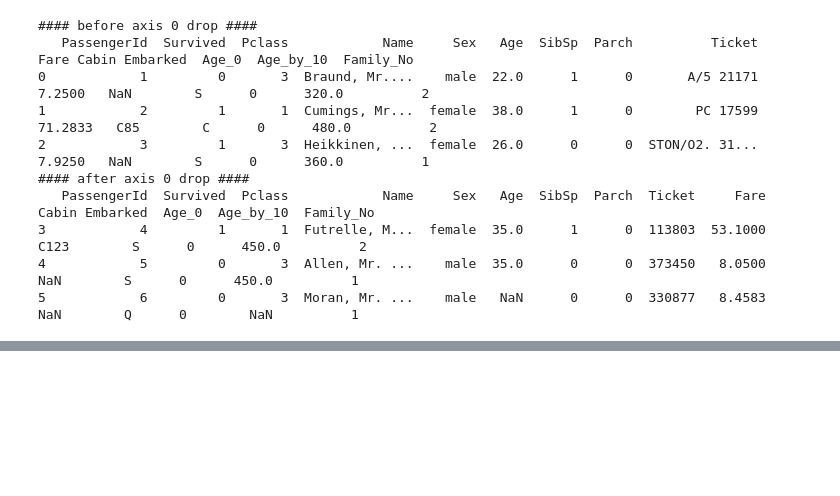
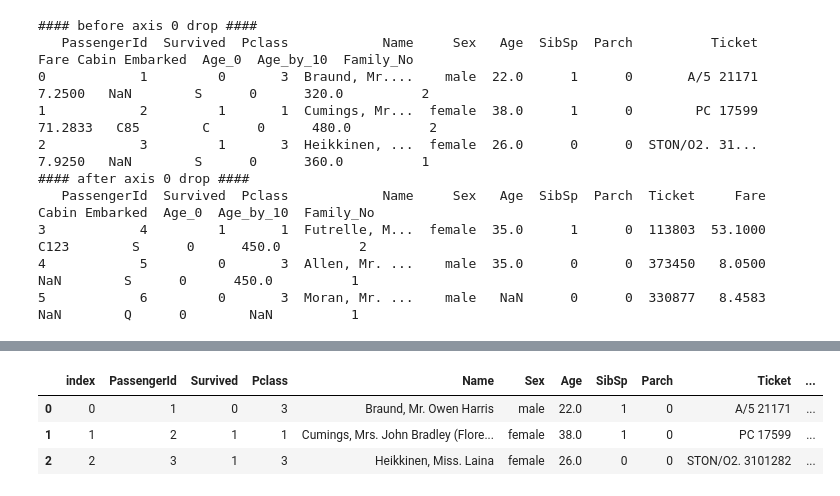
Before and after one commit to hyevvon/ESAA, a Jupyter notebook: ESAA_assignment_week2.ipynb, the cells around one changed output, grey strips where cells are left out. Drawn from its saved outputs; the diff is of its cells as text; code cells hidden in the pictures; blank space fills up the shorter version.

```diff
--- a/ESAA_assignment_week2.ipynb
+++ b/ESAA_assignment_week2.ipynb
@@ -291,3 +410,11 @@ print(titanic_df.head(3))
 3            4         1       1  Futrelle, M...  female  35.0      1      0  113803  53.1000  C123        S      0      450.0          2
 4            5         0       3  Allen, Mr. ...    male  35.0      0      0  373450   8.0500   NaN        S      0      450.0          1
 5            6         0       3  Moran, Mr. ...    male   NaN      0      0  330877   8.4583   NaN        Q      0        NaN          1
+# %%
+# 원본 파일 다시 로딩
+titanic_df=pd.read_csv('/content/drive/MyDrive/Colab Notebooks/train.csv')
+# Index 객체 추출
+indexes = titanic_df.index
+print(indexes)
+# Index 객체를 실제 값 arrray로 변환
+print ('Index 객체 array 값:\n', indexes.values)
@@ -293,0 +470,8 @@ print(titanic_df.head(3))
+# %%
+titanic_reset_df = titanic_df.reset_index(inplace=False)
+titanic_reset_df.head(3)
+# %% [output]
+|  | index | PassengerId | Survived | Pclass | Name | Sex | Age | SibSp | Parch | Ticket | ... |
+| 0 | 0 | 1 | 0 | 3 | Braund, Mr. Owen Harris | male | 22.0 | 1 | 0 | A/5 21171 | ... |
+| 1 | 1 | 2 | 1 | 1 | Cumings, Mrs. John Bradley (Flore... | female | 38.0 | 1 | 0 | PC 17599 | ... |
+| 2 | 2 | 3 | 1 | 3 | Heikkinen, Miss. Laina | female | 26.0 | 0 | 0 | STON/O2. 3101282 | ... |
```
Also changed, not shown: parts of 43 cells of this notebook.
